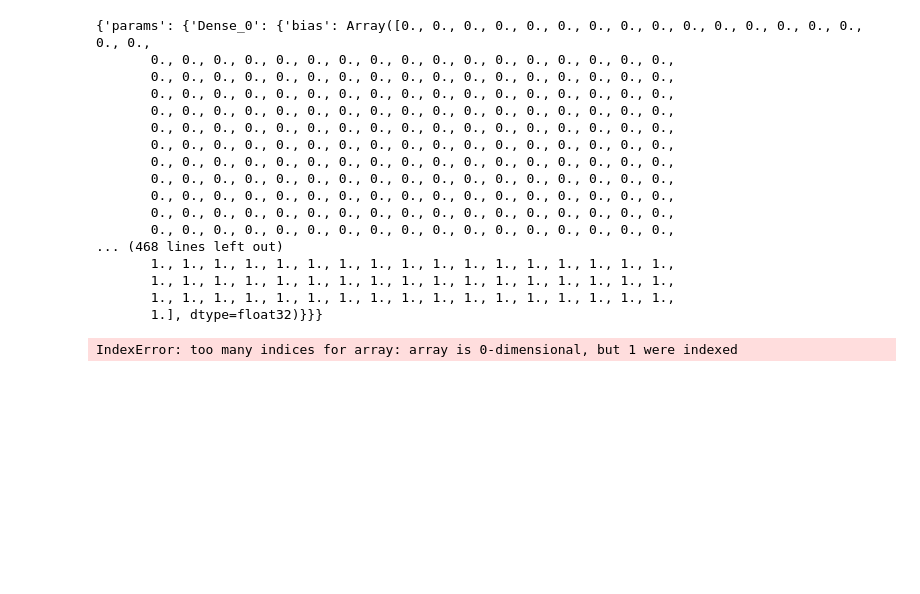
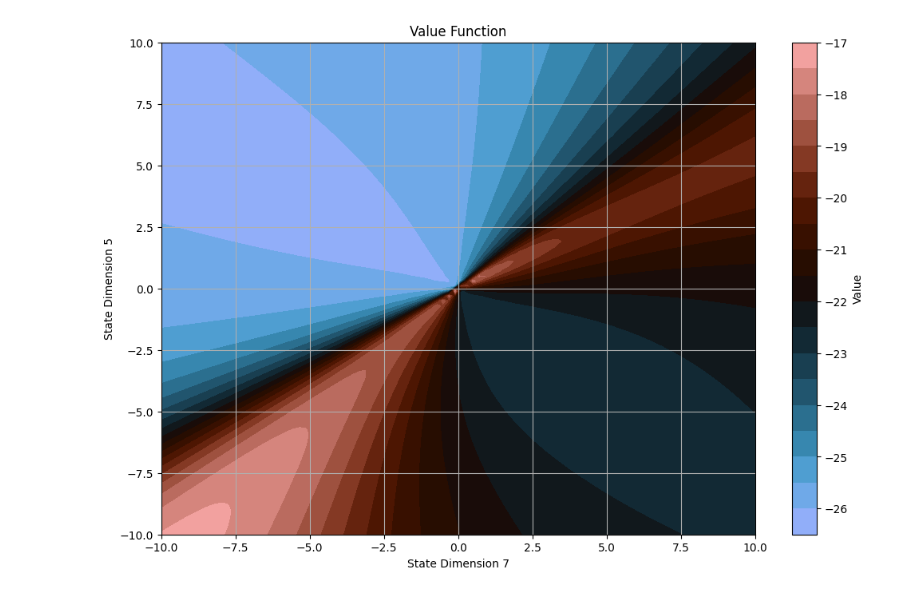
Before and after one commit to JamesR-J/rl_main, a Jupyter notebook: project_name/visualise_value_function.ipynb, the cells around one changed output. Cells and saved outputs as stored; diff of their text form; code cells hidden in the pictures; blank space fills up the shorter version.

Commit message:
trying to visualise and fit the value function

```diff
--- a/project_name/visualise_value_function.ipynb
+++ b/project_name/visualise_value_function.ipynb
@@ -71,35 +153,22 @@ def plot_value_function(model_forward_fn, params,
 # %%
-loaded_params = jnp.load("./ersac_critic_params.npy", allow_pickle=True)
-print(loaded_params)
-# sys.exit()
+orbax_checkpointer = orbax.checkpoint.PyTreeCheckpointer()
+train_state = orbax_checkpointer.restore('/home/james/PycharmProjects/rl_main/project_name/Orbax_Checkpoints/eyyooo')
+critic_params = train_state["model"]["critic_state"]["params"]
 
 # Assuming you have already defined your network and loaded params:
 def network_forward(params, x):
     # Your network's forward pass implementation
-    return value_network.apply(params, x)
+    return value_network.apply(params, x, jnp.zeros((1,)))
 
 # Create the visualization
-fig = plot_value_function(network_forward,
-                          loaded_params,
-                          x1_bounds=(-5, 5),
-                          x2_bounds=(-5, 5))
+fig, value_grid, x = plot_value_function(network_forward,
+                          critic_params,
+                          dim1_idx=7,
+                          dim2_idx=5,
+                          bounds=[(-10, 10)] * 8,
+                          num_points=100,
+                          plot_type="2d",
+                          )
 plt.show()
 # %% [output]
-{'params': {'Dense_0': {'bias': Array([0., 0., 0., 0., 0., 0., 0., 0., 0., 0., 0., 0., 0., 0., 0., 0., 0.,
-       0., 0., 0., 0., 0., 0., 0., 0., 0., 0., 0., 0., 0., 0., 0., 0., 0.,
-       0., 0., 0., 0., 0., 0., 0., 0., 0., 0., 0., 0., 0., 0., 0., 0., 0.,
-       0., 0., 0., 0., 0., 0., 0., 0., 0., 0., 0., 0., 0., 0., 0., 0., 0.,
-       0., 0., 0., 0., 0., 0., 0., 0., 0., 0., 0., 0., 0., 0., 0., 0., 0.,
-       0., 0., 0., 0., 0., 0., 0., 0., 0., 0., 0., 0., 0., 0., 0., 0., 0.,
-       0., 0., 0., 0., 0., 0., 0., 0., 0., 0., 0., 0., 0., 0., 0., 0., 0.,
-       0., 0., 0., 0., 0., 0., 0., 0., 0., 0., 0., 0., 0., 0., 0., 0., 0.,
-       0., 0., 0., 0., 0., 0., 0., 0., 0., 0., 0., 0., 0., 0., 0., 0., 0.,
-       0., 0., 0., 0., 0., 0., 0., 0., 0., 0., 0., 0., 0., 0., 0., 0., 0.,
-       0., 0., 0., 0., 0., 0., 0., 0., 0., 0., 0., 0., 0., 0., 0., 0., 0.,
-       0., 0., 0., 0., 0., 0., 0., 0., 0., 0., 0., 0., 0., 0., 0., 0., 0.,
-... (468 lines left out)
-       1., 1., 1., 1., 1., 1., 1., 1., 1., 1., 1., 1., 1., 1., 1., 1., 1.,
-       1., 1., 1., 1., 1., 1., 1., 1., 1., 1., 1., 1., 1., 1., 1., 1., 1.,
-       1., 1., 1., 1., 1., 1., 1., 1., 1., 1., 1., 1., 1., 1., 1., 1., 1.,
-       1.], dtype=float32)}}}
-IndexError: too many indices for array: array is 0-dimensional, but 1 were indexed
+[figure, added]
```
Also changed, not shown: parts of 7 cells of this notebook, 15 other files.
